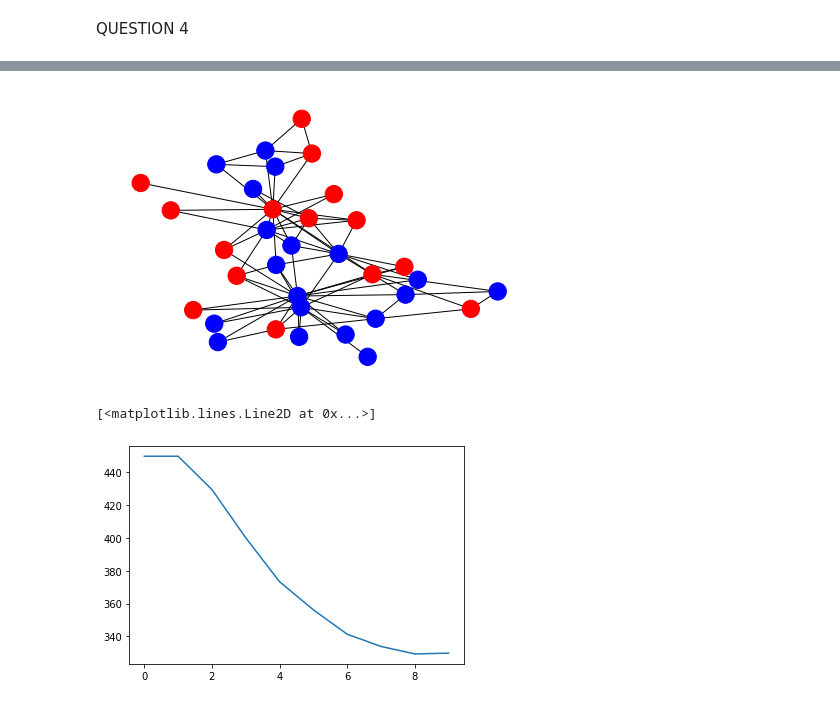
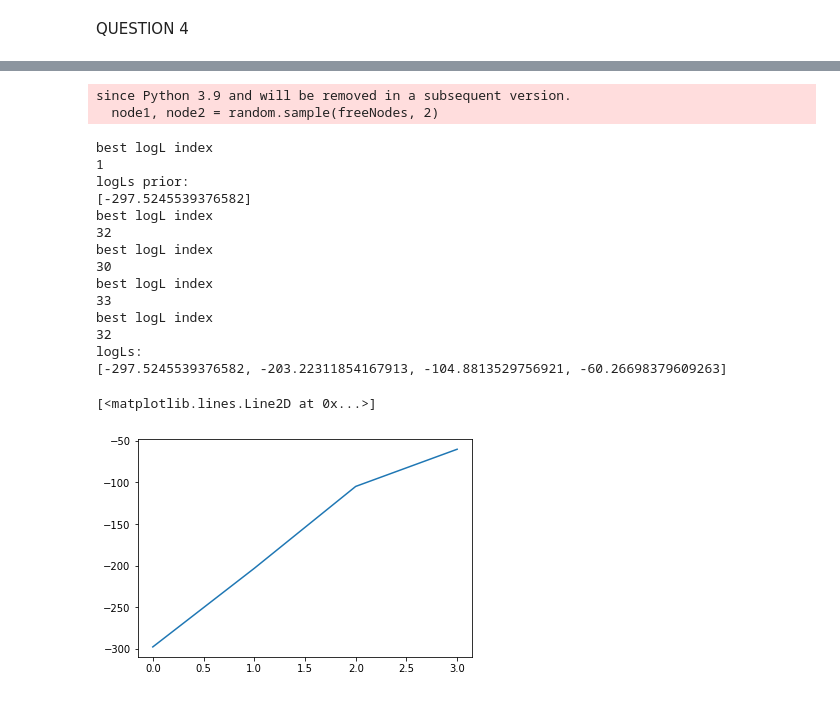
Before and after one commit to AlexanderFriedrichsen/statistical_analysis_of_networks, a Jupyter notebook: hw3.ipynb, the cells around one changed output, grey strips where cells are left out. Drawn from its saved outputs; the diff is of its cells as text; code cells hidden in the pictures.

Commit message:
updated problem 2 graphs

```diff
--- a/hw3.ipynb
+++ b/hw3.ipynb
@@ -113,7 +113,8 @@ def profile_log_likelihood(G, b):
             nodes_s = np.where(b == s)[0]
             k_s = np.sum(k[nodes_s])
             m_rs = count_edges_between_communities(G, b, r, s)
-            L += m_rs * np.log(m_rs / k_s*k_r)
+
+            L += m_rs * np.log(m_rs / (k_s*k_r))
 
     return L / 2
 # %%
@@ -217,9 +275,10 @@ graph_network(G,b)
 # %%
 def run(G, b):
     b, _L = init(G)
-    logL, best_partition = optimization(G, b)
-    logL, partition = optimization(G, best_partition)
+    logL, best_partition, best_index = optimization(G, b)
+    # logL, partition = optimization(G, best_partition)
 
-    return logL, partition
+    return logL, best_partition, best_index
 # %%
-logL, partition = run(G, b)
+logL, partition, best_index = run(G, b)
+plt.plot(logL)
@@ -240,22 +301,46 @@ graph_network(G, partition)
 # %%
 def termination(G, b):
-    logL, best_partition = optimization(G, b)
+    b, _L = init(G)
+    logL, best_partition, best_index = optimization(G, b)
+    logLs = []
+    logLs.append(logL[best_index])
+    print("logLs prior:")
+    print(logLs)
+    count=0
     while True:
-        new_partition = optimization(G, best_partition)[1]
-        new_logL = profile_log_likelihood(G, new_partition)
-        if new_logL > logL[-1]:
-            logL.append(new_logL)
+        new_logL, new_partition, new_best_index = optimization(G, best_partition)
+        count+=1
+        # new_logL = profile_log_likelihood(G, new_partition)
+        logL+=new_logL
+        if new_logL[new_best_index] > logLs[-1]:
+            logLs.append(new_logL[new_best_index])
             best_partition = new_partition
+        # elif count>4:
+        #     break
         else:
             break
-    return logL, best_partition
+    print("logLs:")
+    print(logLs)
+    return logL, logLs, best_partition
 # %%
-logL, best_partition = termination(G,b)
-graph_network(G, partition)
+all_logL, logLs, best_partition = termination(G,b)
+plt.plot(logLs)
 # %% [output]
+since Python 3.9 and will be removed in a subsequent version.
+  node1, node2 = random.sample(freeNodes, 2)
+best logL index
+1
+logLs prior:
+[-297.5245539376582]
+best logL index
+32
+best logL index
+30
+best logL index
+33
+best logL index
+32
+logLs:
+[-297.5245539376582, -203.22311854167913, -104.8813529756921, -60.26698379609263]
+[<matplotlib.lines.Line2D at 0x...>]
-[figure, old version]
+[figure, new version]
-# %%
-plt.plot(logL)
-# %% [output]
-[<matplotlib.lines.Line2D at 0x...>]
-[figure, removed]
```
Also changed, not shown: parts of 12 cells of this notebook, 16 other files.
